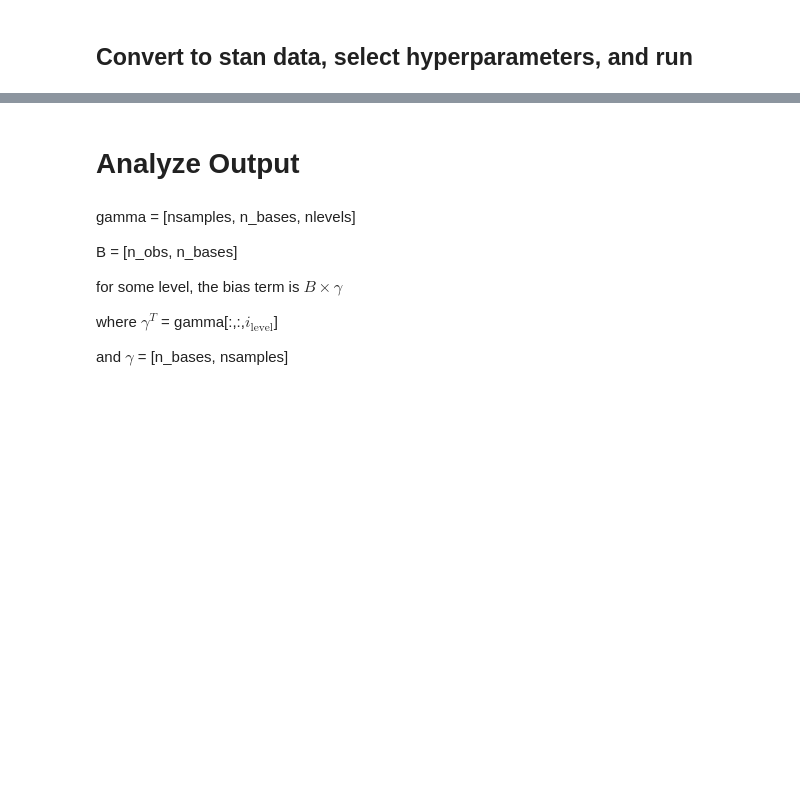
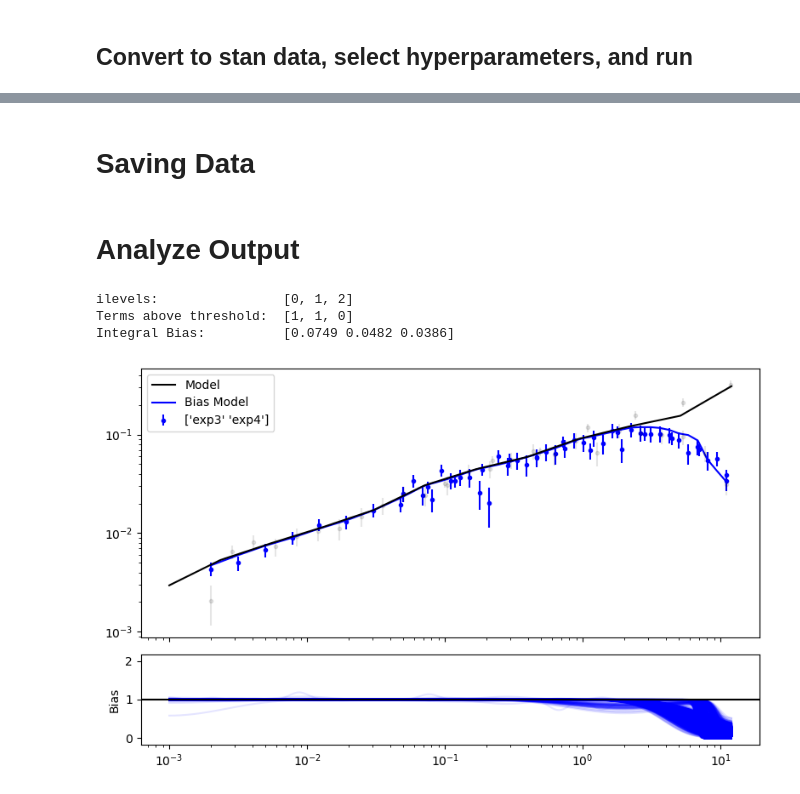
Before and after one commit to lanl/sparse_bias, a Jupyter notebook: example.ipynb, the cells around one changed output, grey strips where cells are left out. Drawn from its saved outputs; the diff is of its cells as text; code cells hidden in the pictures; blank space fills up the shorter version.

Commit message:
update analysis functions

```diff
--- a/example.ipynb
+++ b/example.ipynb
@@ -101,16 +106,24 @@ data2 = {'X'        : x_obs2,
        'rel_unc'    : y_obs2_unc/y_obs2,
        'expt_label' : 'exp2',
        'bias_label' : 'b',
-       'scale_flag' : 1,
+       'scale_flag' : 0,
        'corr'       : np.eye(len(x_obs2)) }
 
 data3 = {'X'        : x_obs3,
        'expt_value' : y_obs3,
        'rel_unc'    : y_obs3_unc/y_obs3,
        'expt_label' : 'exp3',
-       'bias_label' : ['a', 'b'],
+       'bias_label' : ['a', 'c'],
        'scale_flag' : 0,
        'corr'       : np.eye(len(x_obs3)) }
+
+data4 = {'X'        : x_obs4,
+       'expt_value' : y_obs4,
+       'rel_unc'    : y_obs4_unc/y_obs4,
+       'expt_label' : 'exp4',
+       'bias_label' : 'c',
+       'scale_flag' : 1,
+       'corr'       : np.eye(len(x_obs4)) }
 # %%
 from processing import compile_data_dicts
 
@@ -188,5 +206,6 @@ stan_data    = convert_to_stan_data(data_dict, basis_obj, tau_scale=1.e-5)
 sbmod = BiasModel(stan_data, basis_obj, model_name = "interpolation_horseshoe")
 
 # fit
-sbmod.fit(n_warmup=2000, n_sample=2500, show_console=False)
+nsamples = 2500
+sbmod.fit(n_warmup=2000, n_sample=nsamples, show_console=False) #output_dir=
 # %% [output]
@@ -208,0 +250,2 @@ Consider re-running with show_console=True if the above output is unclear!
+# %% [markdown]
+# Saving Data
@@ -213,10 +271,25 @@ Consider re-running with show_console=True if the above output is unclear!
-# %% [markdown]
-gamma = [nsamples, n_bases, nlevels]
-
-B = [n_obs, n_bases]
-
-for some level, the bias term is $B \times \gamma$
-
-where $\gamma^T$ = gamma[:,:,$i_{\mathrm{level}}$]
-
-and $\gamma$ = [n_bases, nsamples]
+# %%
+from utils import analysis
+import importlib
+importlib.reload(analysis)
+
+myanalysis = analysis.BiasAnalysis(sbmod)
+myanalysis.compile_plotable_attributes(plot_x)
+# %%
+
+print(f"ilevels: \t\t{[each for each in range(myanalysis.n_levels)]}")
+
+count = myanalysis.count_terms_beyond_threshold_per_level(quantile = 0.7, threshold = 1e-3)
+print(f"Terms above threshold: \t{count}")
+
+integrals = myanalysis.bias_L2norm_per_level()
+print(f"Integral Bias: \t\t{np.round(integrals,4)}")
+# %% [output]
+ilevels:                [0, 1, 2]
+Terms above threshold:  [1, 1, 0]
+Integral Bias:          [0.0749 0.0482 0.0386]
+# %%
+fig = myanalysis.get_ilevel_figure(0)
+fig.tight_layout()
+# %% [output]
+[figure, added]
```
Also changed, not shown: parts of 17 cells of this notebook, 2 other files.
